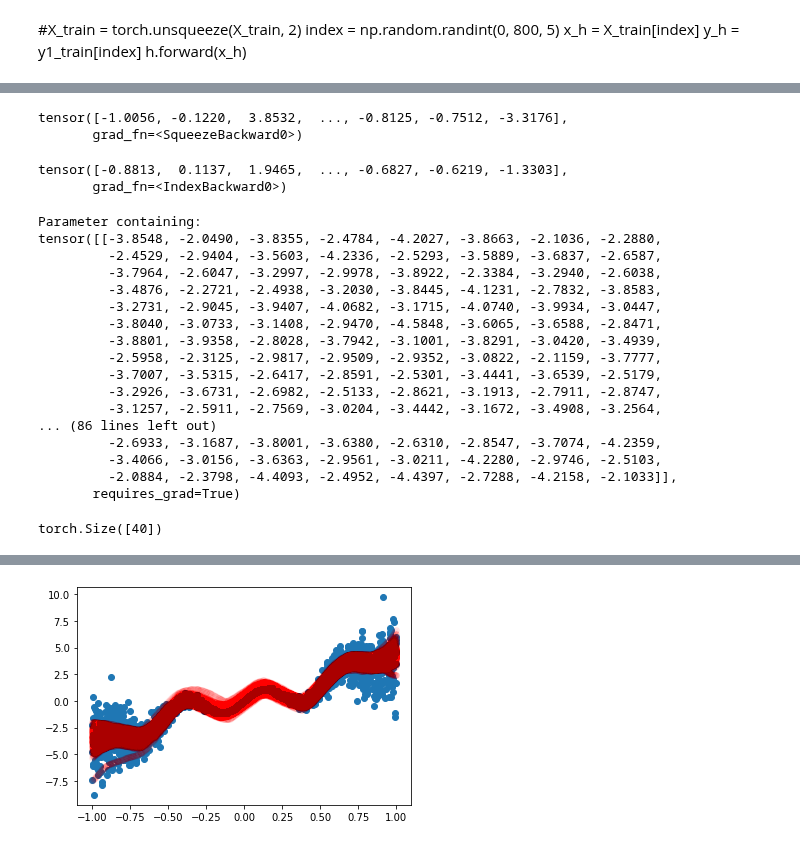
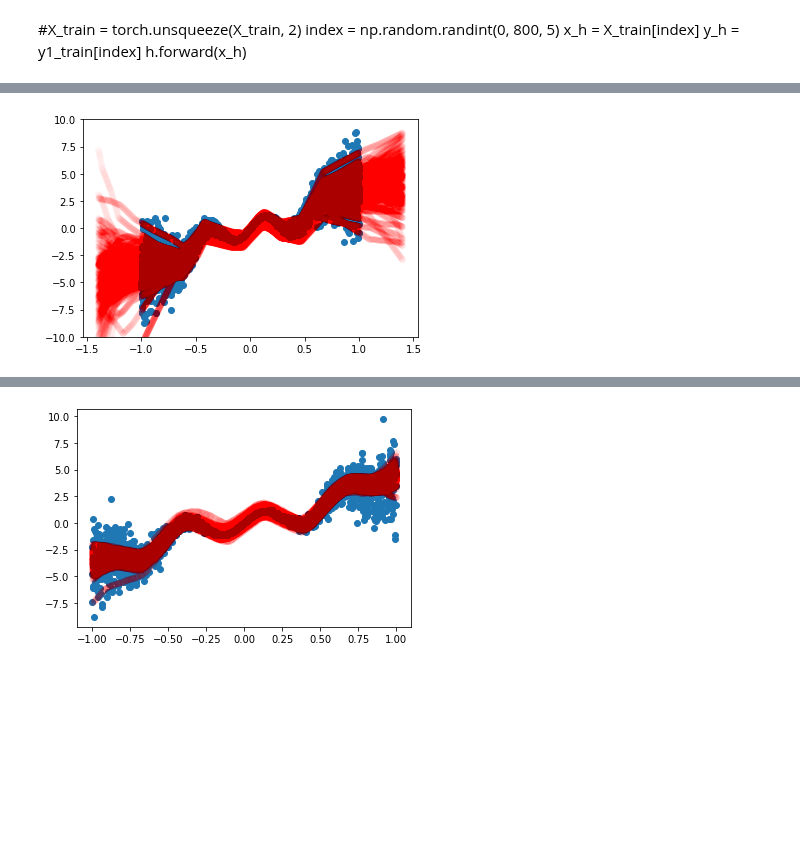
Before and after one commit to AlanLahoud/BNNSOP, a Jupyter notebook: illustrative_example.ipynb, the cells around one changed output, grey strips where cells are left out. Saved outputs shown, nothing was run; the diff lists cells and outputs as text; code cells hidden in the pictures; blank space fills up the shorter version.

Commit message:
Training in Epochs with DataLoader working.Next step to fix the KLdivergence negative. The learning is working and the plots are good.

```diff
--- a/illustrative_example.ipynb
+++ b/illustrative_example.ipynb
@@ -309,24 +225,16 @@ class VariationalNet(nn.Module):
 # %%
-try:
-    X_train.shape[1]
-except:
-    X_train = X_train.unsqueeze(1)
-    X_test = X_test.unsqueeze(1)
+h = VariationalNet(n_samples, input_size, output_size).to(dev)
+#h1 = ANN(input_size, output_size).to(dev)
+#h2 = BayesianNetwork(1).to(dev)
+opt_h = torch.optim.Adam(h.parameters(), lr=0.01)
 
-
-n_samples = 3
-input_size = X_train.shape[1]
-output_size = 1
-
-h = VariationalNet(n_samples, input_size, output_size).to(dev)
-h1 = ANN(input_size, output_size).to(dev)
-h2 = BayesianNetwork(1).to(dev)
-opt_h = torch.optim.Adam(h.parameters(), lr=0.001)
-
-mse_loss = nn.MSELoss(reduction='mean')
+mse_loss_mean = nn.MSELoss(reduction='mean')
+mse_loss_sum = nn.MSELoss(reduction='sum')
 # %% [markdown]
 #X_train = torch.unsqueeze(X_train, 2)
 index = np.random.randint(0, 800, 5)
 x_h = X_train[index]
 y_h = y1_train[index]
 h.forward(x_h)
+# %%
+BATCH_SIZE = 256
@@ -333,6 +350,6 @@ h.forward(x_h)
 # %%
 for i in range(0, 5000):
-    index = np.random.randint(0, X_train.shape[0], 2000)
+    index = np.random.randint(0, X_train.shape[0], BATCH_SIZE)
     x_h = X_train[index]
     y_h = y_train[index]
 
@@ -373,39 +374,19 @@ tensor(0.9245, grad_fn=<MseLossBackward0>) tensor(3679948.2500, grad_fn=<AddBack
-# %%
-y_preds.mean(axis=0).squeeze()
-# %% [output]
-tensor([-1.0056, -0.1220,  3.8532,  ..., -0.8125, -0.7512, -3.3176],
-       grad_fn=<SqueezeBackward0>)
-# %%
-y_h
-# %% [output]
-tensor([-0.8813,  0.1137,  1.9465,  ..., -0.6827, -0.6219, -1.3303],
-       grad_fn=<IndexBackward0>)
-# %%
-h.linear1.theta_rho
-# %% [output]
-Parameter containing:
-tensor([[-3.8548, -2.0490, -3.8355, -2.4784, -4.2027, -3.8663, -2.1036, -2.2880,
-         -2.4529, -2.9404, -3.5603, -4.2336, -2.5293, -3.5889, -3.6837, -2.6587,
-         -3.7964, -2.6047, -3.2997, -2.9978, -3.8922, -2.3384, -3.2940, -2.6038,
-         -3.4876, -2.2721, -2.4938, -3.2030, -3.8445, -4.1231, -2.7832, -3.8583,
-         -3.2731, -2.9045, -3.9407, -4.0682, -3.1715, -4.0740, -3.9934, -3.0447,
-         -3.8040, -3.0733, -3.1408, -2.9470, -4.5848, -3.6065, -3.6588, -2.8471,
-         -3.8801, -3.9358, -2.8028, -3.7942, -3.1001, -3.8291, -3.0420, -3.4939,
-         -2.5958, -2.3125, -2.9817, -2.9509, -2.9352, -3.0822, -2.1159, -3.7777,
-         -3.7007, -3.5315, -2.6417, -2.8591, -2.5301, -3.4441, -3.6539, -2.5179,
-         -3.2926, -3.6731, -2.6982, -2.5133, -2.8621, -3.1913, -2.7911, -2.8747,
-         -3.1257, -2.5911, -2.7569, -3.0204, -3.4442, -3.1672, -3.4908, -3.2564,
-... (86 lines left out)
-         -2.6933, -3.1687, -3.8001, -3.6380, -2.6310, -2.8547, -3.7074, -4.2359,
-         -3.4066, -3.0156, -3.6363, -2.9561, -3.0211, -4.2280, -2.9746, -2.5103,
-         -2.0884, -2.3798, -4.4093, -2.4952, -4.4397, -2.7288, -4.2158, -2.1033]],
-       requires_grad=True)
-# %%
-torch.tensor(np.arange(-1.2, -1, 1/200)).shape
-# %% [output]
-torch.Size([40])
 # %%
-xt = torch.hstack(
+def plot_test_curve(X_test, y_test, h):
+    xt = torch.hstack(
     (X_test[:,0],
      torch.tensor(np.arange(-1.4, -1, 1/500), dtype = torch.float32),
      torch.tensor(np.arange(1, 1.4, 1/500), dtype = torch.float32)))
+
+    plt.scatter(X_test[:,0].detach(), y_test.detach())
+    for i in range(0, 100):
+        plt.scatter(xt.detach(),
+                    h(xt.unsqueeze(1)).detach().squeeze()[0],
+                    color='r', alpha=0.01)
+        plt.ylim([-10, 10])
+# %%
+plot_test_curve(validation_loader.dataset.dataset.X,
+               validation_loader.dataset.dataset.y,
+               h)
+# %% [output]
+[figure, added]
```
Also changed, not shown: parts of 25 cells of this notebook.
